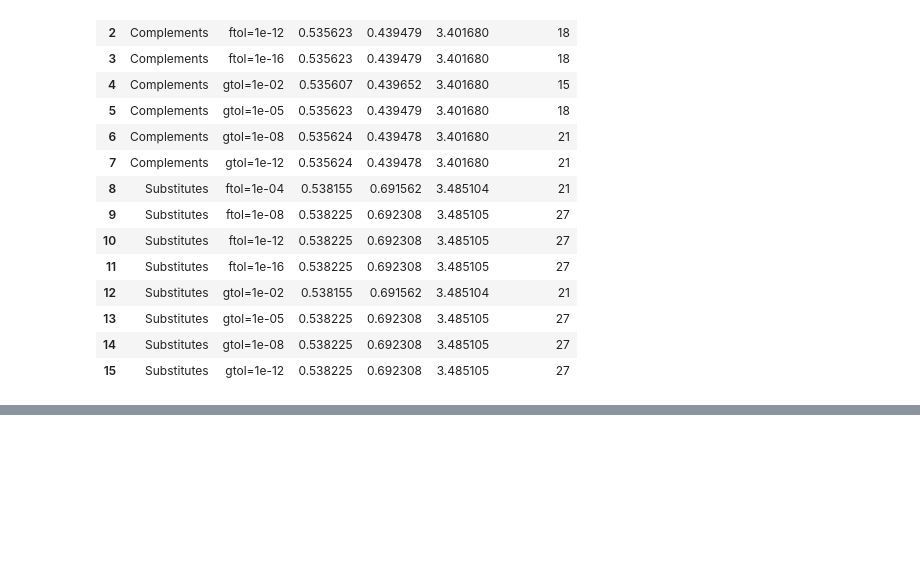
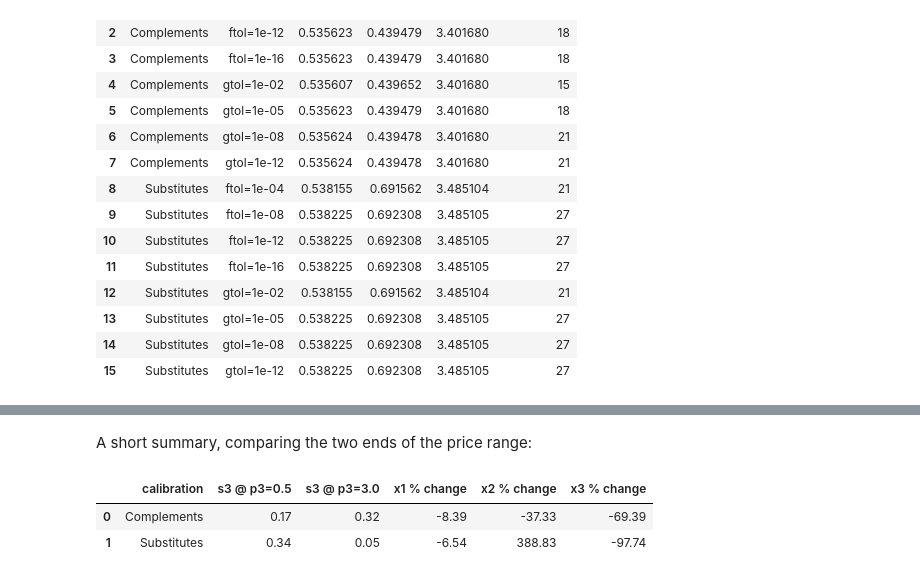
Before and after one commit to GB-Hansen/Snake-Charmers-2, a Jupyter notebook: Model_project/ModProj_Notebook.ipynb, the cells around one changed output, grey strips where cells are left out. Saved outputs shown, nothing was run; the diff lists cells and outputs as text; code cells hidden in the pictures; blank space fills up the shorter version.

```diff
--- a/Model_project/ModProj_Notebook.ipynb
+++ b/Model_project/ModProj_Notebook.ipynb
@@ -382,0 +399,19 @@ Next assignment: how demand responds as the price of a train ticket rises.
+# %% [markdown]
+A short summary, comparing the two ends of the price range:
+# %%
+rows = []
+for name in sigma_B:
+    d = df[df.calibration == name]
+    rows.append({
+        'calibration': name,
+        's3 @ p3=0.5': d.s3.iloc[0], 's3 @ p3=3.0': d.s3.iloc[-1],
+        'x1 % change': 100*(d.x1.iloc[-1]/d.x1.iloc[0] - 1),
+        'x2 % change': 100*(d.x2.iloc[-1]/d.x2.iloc[0] - 1),
+        'x3 % change': 100*(d.x3.iloc[-1]/d.x3.iloc[0] - 1),
+    })
+
+pd.DataFrame(rows).round(2)
+# %% [output]
+|  | calibration | s3 @ p3=0.5 | s3 @ p3=3.0 | x1 % change | x2 % change | x3 % change |
+| 0 | Complements | 0.17 | 0.32 | -8.39 | -37.33 | -69.39 |
+| 1 | Substitutes | 0.34 | 0.05 | -6.54 | 388.83 | -97.74 |
```
Also changed, not shown: parts of 24 cells of this notebook.
